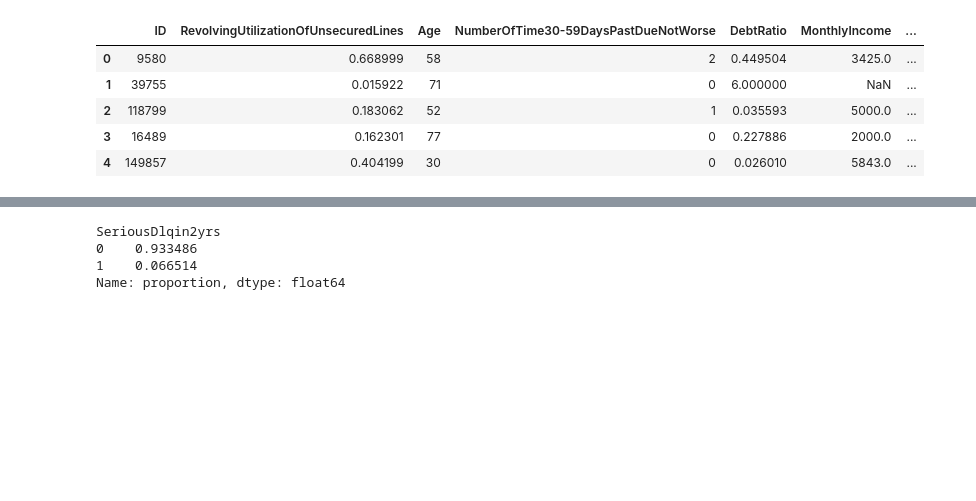
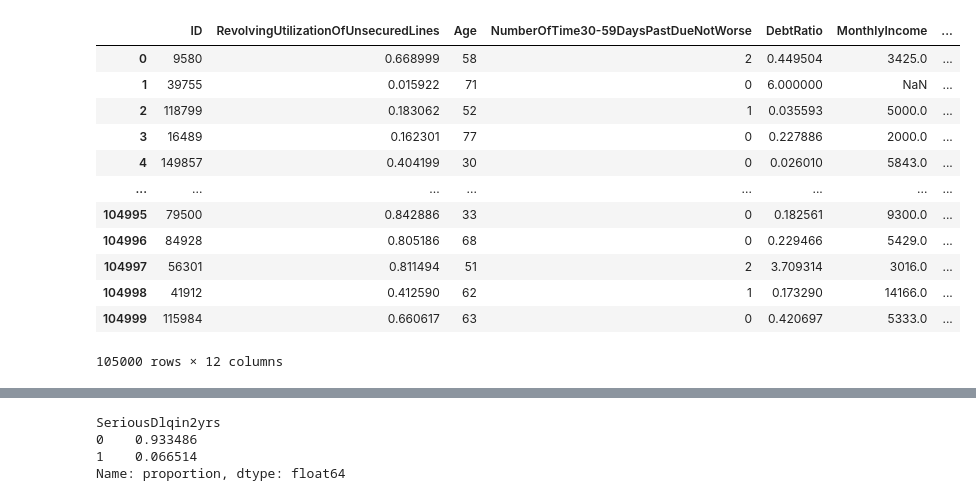
Before and after one commit to yanjunchenye/DATA_SCIENCE_YanJun, a Jupyter notebook: Machine Learning/enseñame la pasta/enseñame la pasta.ipynb, the cells around one changed output, grey strips where cells are left out. Cells and saved outputs as stored; diff of their text form; code cells hidden in the pictures; blank space fills up the shorter version.

```diff
--- a/Machine Learning/enseñame la pasta/enseñame la pasta.ipynb
+++ b/Machine Learning/enseñame la pasta/enseñame la pasta.ipynb
@@ -5,14 +5,21 @@ import matplotlib.pyplot as plt
 import seaborn as sns
 # %%
 df = pd.read_csv('train.csv')
-df.head()
+df
 # %% [output]
 |  | ID | RevolvingUtilizationOfUnsecuredLines | Age | NumberOfTime30-59DaysPastDueNotWorse | DebtRatio | MonthlyIncome | ... |
 | 0 | 9580 | 0.668999 | 58 | 2 | 0.449504 | 3425.0 | ... |
 | 1 | 39755 | 0.015922 | 71 | 0 | 6.000000 | NaN | ... |
 | 2 | 118799 | 0.183062 | 52 | 1 | 0.035593 | 5000.0 | ... |
 | 3 | 16489 | 0.162301 | 77 | 0 | 0.227886 | 2000.0 | ... |
 | 4 | 149857 | 0.404199 | 30 | 0 | 0.026010 | 5843.0 | ... |
+| ... | ... | ... | ... | ... | ... | ... | ... |
+| 104995 | 79500 | 0.842886 | 33 | 0 | 0.182561 | 9300.0 | ... |
+| 104996 | 84928 | 0.805186 | 68 | 0 | 0.229466 | 5429.0 | ... |
+| 104997 | 56301 | 0.811494 | 51 | 2 | 3.709314 | 3016.0 | ... |
+| 104998 | 41912 | 0.412590 | 62 | 1 | 0.173290 | 14166.0 | ... |
+| 104999 | 115984 | 0.660617 | 63 | 0 | 0.420697 | 5333.0 | ... |
+105000 rows × 12 columns
 # %%
 df.info()
 # %% [output]
```
Also changed, not shown: parts of 10 cells of this notebook, 4 other files.
